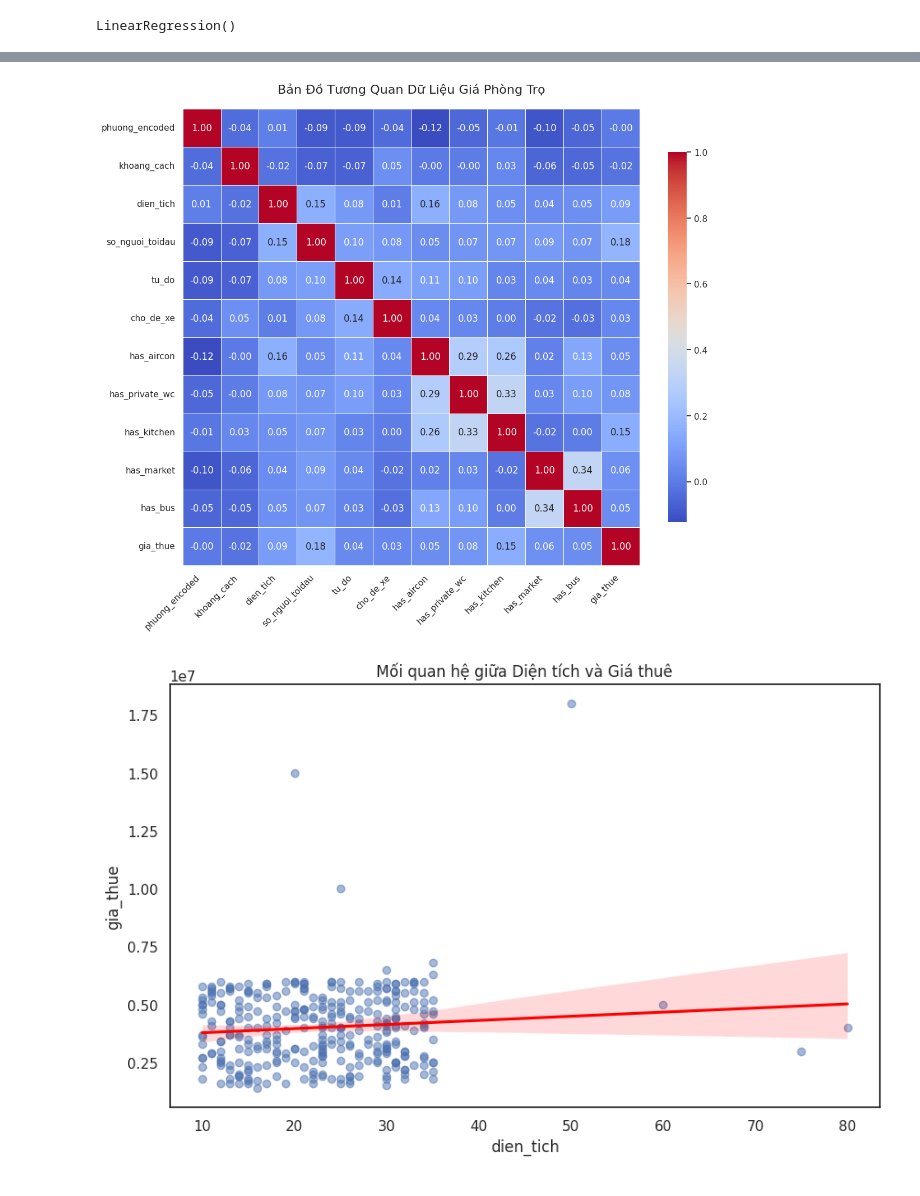
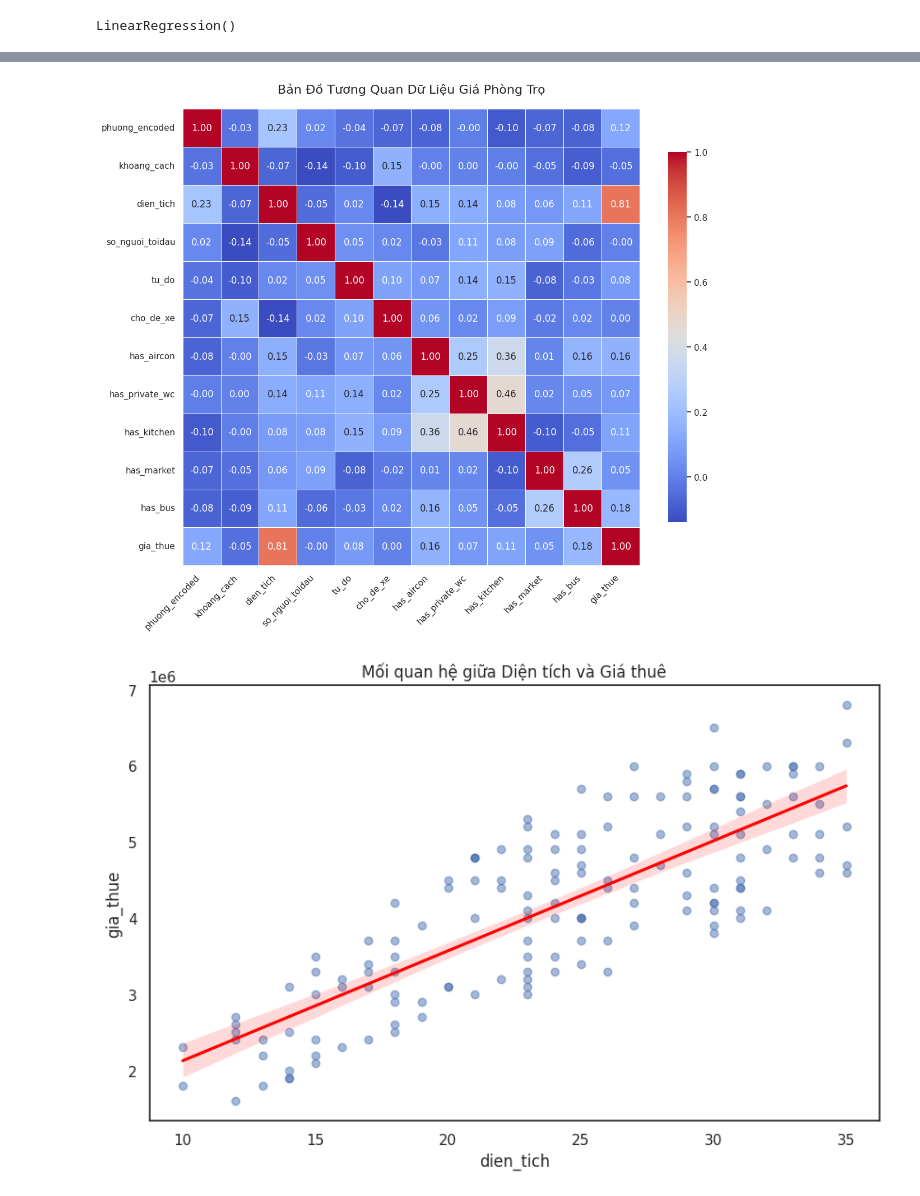
Before and after one commit to nguyenduyvu61107/VERTAHOME, a Jupyter notebook: Biểu đồ.ipynb, the cells around one changed output, grey strips where cells are left out. Drawn from its saved outputs; the diff is of its cells as text; code cells hidden in the pictures.

```diff
--- a/Biểu đồ.ipynb
+++ b/Biểu đồ.ipynb
@@ -72,7 +61,7 @@ import seaborn as sns
 import matplotlib.pyplot as plt
 
 try:
-    df = pd.read_csv('/content/phong_tro_cleaned_v1.csv')
+    df = pd.read_csv('/content/phong_tro_cleaned_v1 (1).csv')
 
     numeric_df = df.select_dtypes(include=['float64', 'int64'])
 
@@ -99,20 +88,20 @@ try:
 except FileNotFoundError:
     print("...")
 # %% [output]
-[figure, old version]
+[figure, new version]
 # %%
 import seaborn as sns
 import matplotlib.pyplot as plt
 import pandas as pd
 
-df = pd.read_csv('/content/phong_tro_cleaned_v1.csv')
+df = pd.read_csv('/content/phong_tro_cleaned_v1 (1).csv')
 
 plt.figure(figsize=(10, 6))
 sns.regplot(x='dien_tich', y='gia_thue', data=df, scatter_kws={'alpha':0.5}, line_kws={'color':'red'})
 plt.title('Mối quan hệ giữa Diện tích và Giá thuê')
 plt.show()
 # %% [output]
-[figure, old version]
+[figure, new version]
 # %%
 # 3. Histogram: Phân phối giá thuê
 plt.figure(figsize=(10, 6))
```
Also changed, not shown: parts of 7 cells of this notebook.
